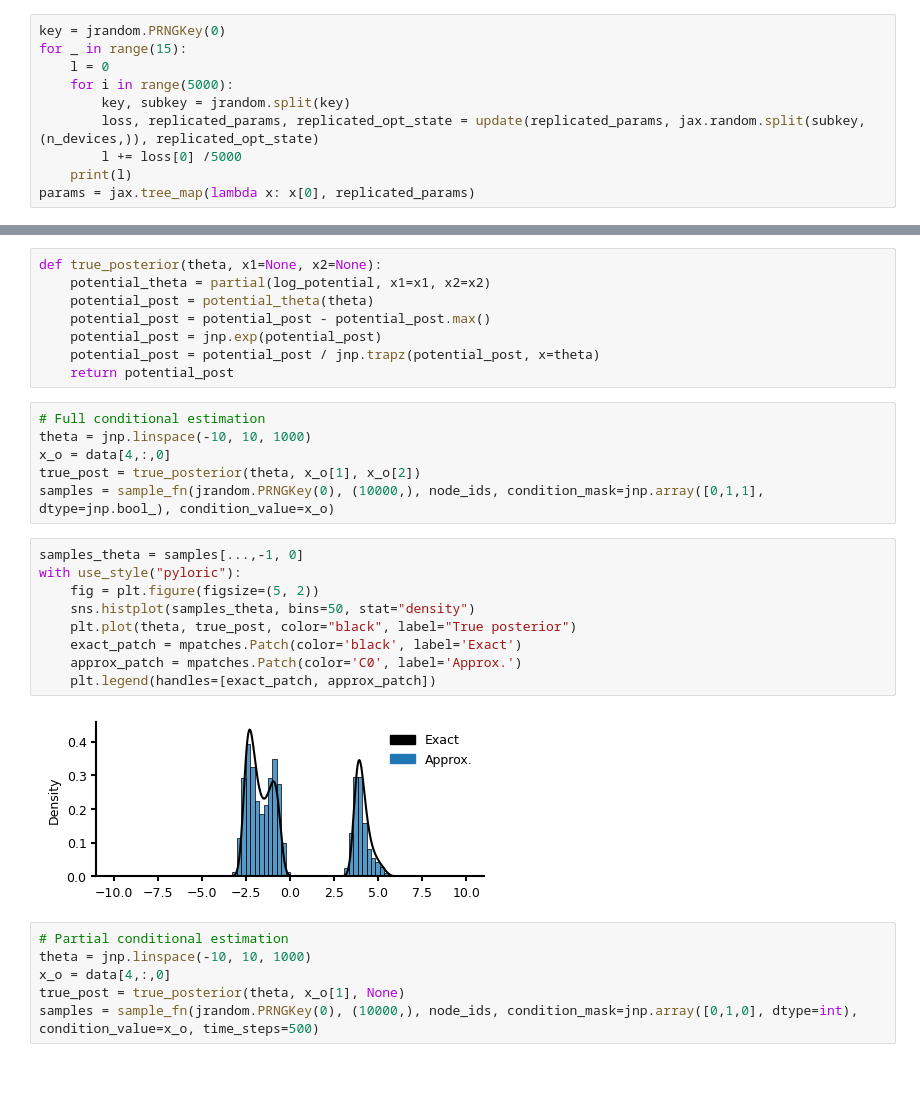
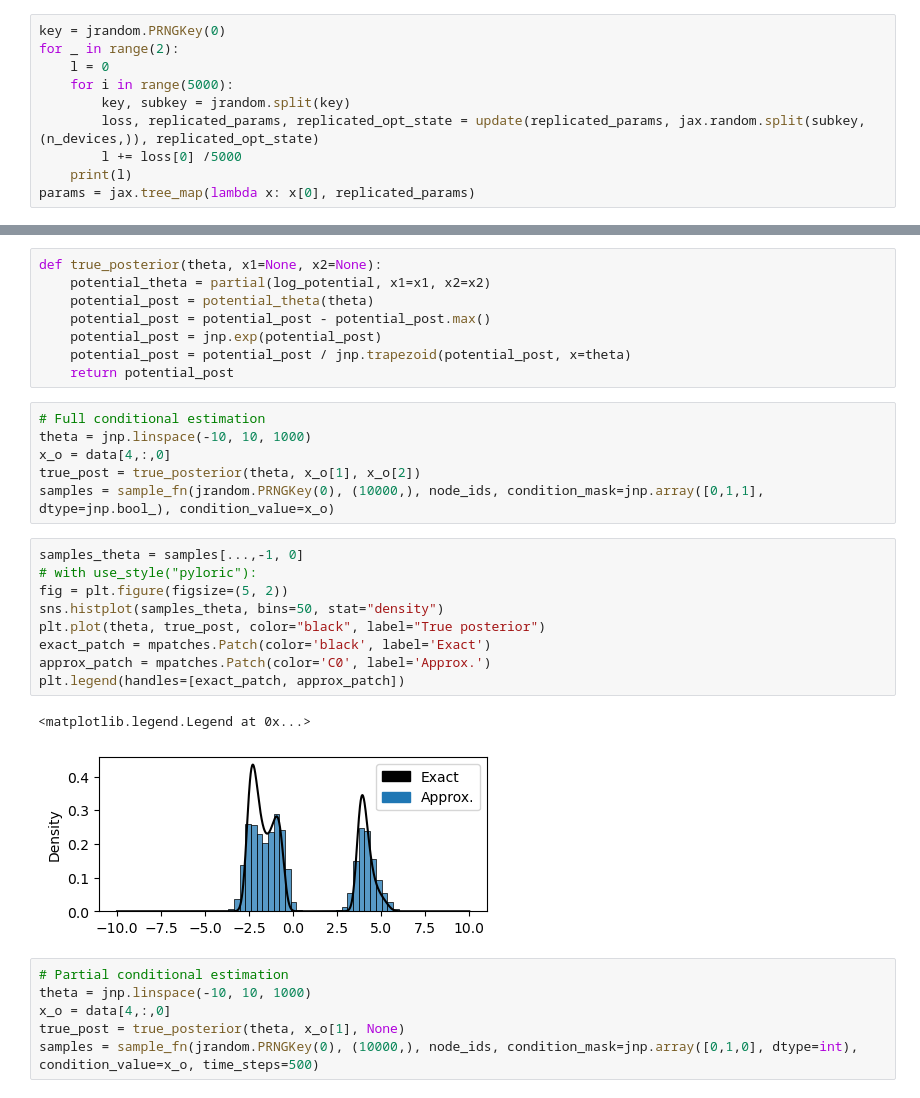
Before and after one commit to aurelio-amerio/diffusion, a Jupyter notebook: devel/base-example-sbi/1_minimal_code_example_simformer.ipynb, the cells around one changed output, grey strips where cells are left out. Cells and saved outputs as stored; diff of their text form.

```diff
--- a/devel/base-example-sbi/1_minimal_code_example_simformer.ipynb
+++ b/devel/base-example-sbi/1_minimal_code_example_simformer.ipynb
@@ -299,7 +299,7 @@ replicated_params = jax.tree_map(lambda x: jnp.array([x] * n_devices), params)
 replicated_opt_state = jax.tree_map(lambda x: jnp.array([x] * n_devices), opt_state)
 # %%
 key = jrandom.PRNGKey(0)
-for _ in range(15):
+for _ in range(2):
     l = 0
     for i in range(5000):
         key, subkey = jrandom.split(key)
@@ -412,7 +399,7 @@ def true_posterior(theta, x1=None, x2=None):
     potential_post = potential_theta(theta)
     potential_post = potential_post - potential_post.max()
     potential_post = jnp.exp(potential_post)
-    potential_post = potential_post / jnp.trapz(potential_post, x=theta)
+    potential_post = potential_post / jnp.trapezoid(potential_post, x=theta)
     return potential_post
 # %%
 # Full conditional estimation
@@ -422,15 +409,16 @@ true_post = true_posterior(theta, x_o[1], x_o[2])
 samples = sample_fn(jrandom.PRNGKey(0), (10000,), node_ids, condition_mask=jnp.array([0,1,1], dtype=jnp.bool_), condition_value=x_o)
 # %%
 samples_theta = samples[...,-1, 0]
-with use_style("pyloric"):
-    fig = plt.figure(figsize=(5, 2))
-    sns.histplot(samples_theta, bins=50, stat="density")
-    plt.plot(theta, true_post, color="black", label="True posterior")
-    exact_patch = mpatches.Patch(color='black', label='Exact')
-    approx_patch = mpatches.Patch(color='C0', label='Approx.')
-    plt.legend(handles=[exact_patch, approx_patch])
+# with use_style("pyloric"):
+fig = plt.figure(figsize=(5, 2))
+sns.histplot(samples_theta, bins=50, stat="density")
+plt.plot(theta, true_post, color="black", label="True posterior")
+exact_patch = mpatches.Patch(color='black', label='Exact')
+approx_patch = mpatches.Patch(color='C0', label='Approx.')
+plt.legend(handles=[exact_patch, approx_patch])
 # %% [output]
+<matplotlib.legend.Legend at 0x...>
-[figure, old version]
+[figure, new version]
 # %%
 # Partial conditional estimation
 theta = jnp.linspace(-10, 10, 1000)
```
Also changed, not shown: parts of 7 cells of this notebook, 4 other files.
